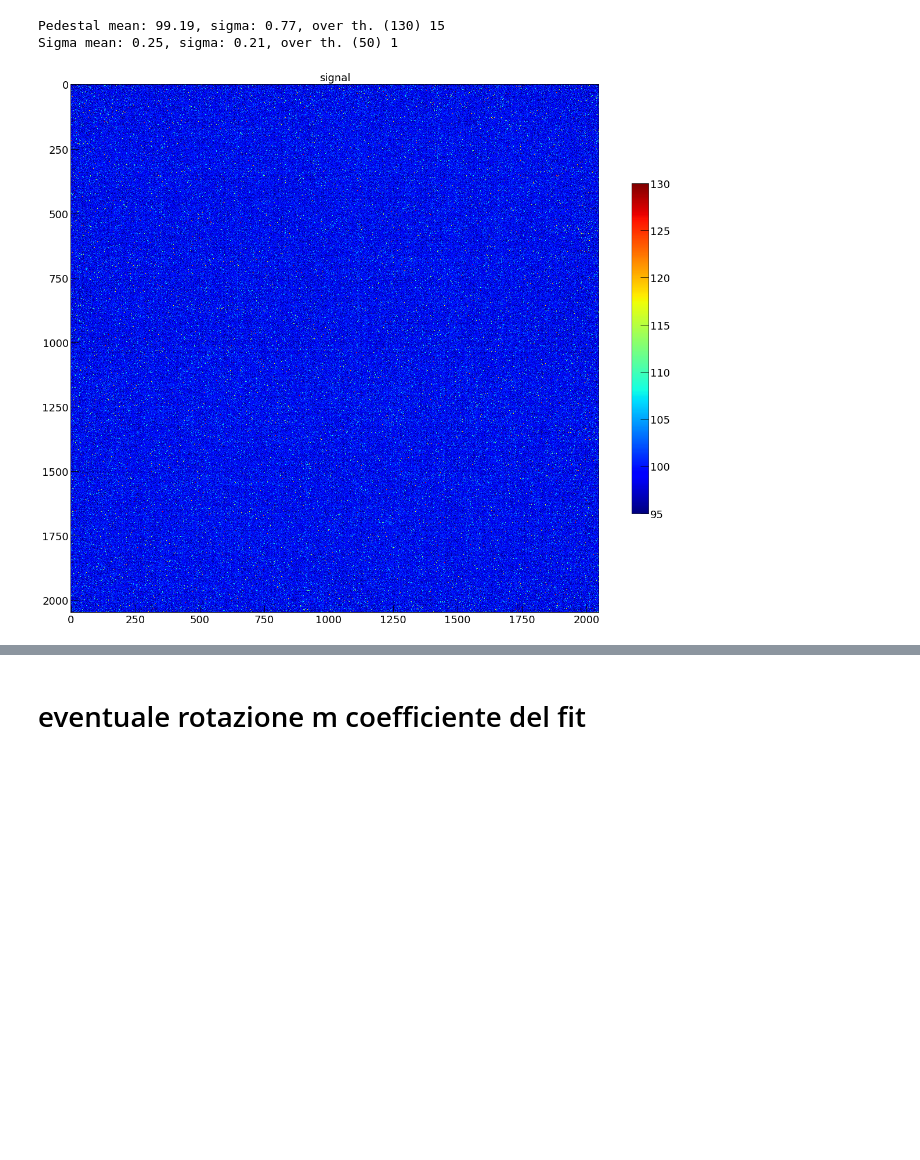
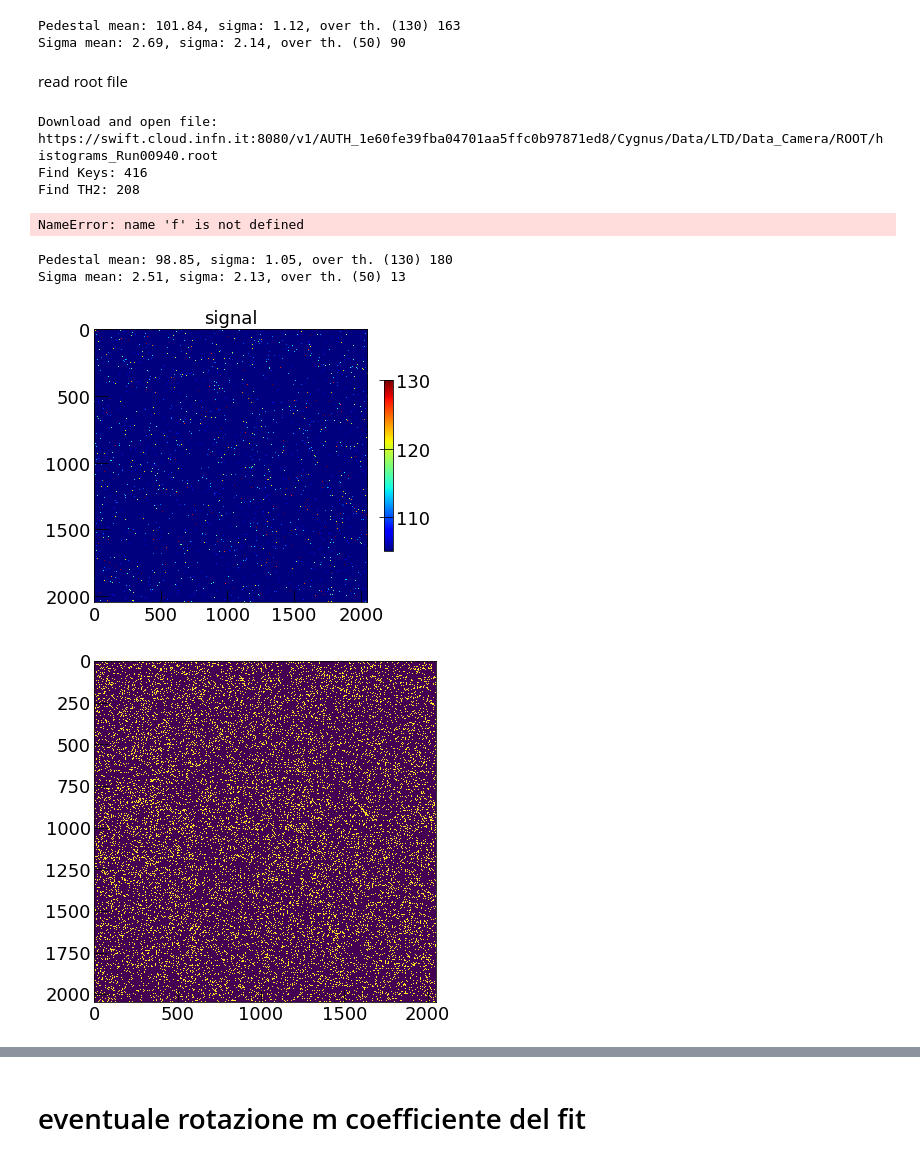
Before and after one commit to gmazzitelli/cygno, a Jupyter notebook: ImageProfiles.ipynb, the cells around one changed output, grey strips where cells are left out. Cells and saved outputs as stored; diff of their text form; code cells hidden in the pictures; blank space fills up the shorter version.

```diff
--- a/ImageProfiles.ipynb
+++ b/ImageProfiles.ipynb
@@ -14,12 +53,5 @@ from skimage.measure import LineModelND, CircleModel, ransac
 # %%
 
-nsigma      = 1
-run         = 817
-traccia     = 0 #3
-cimax       = 130
-cimin       = 95# 85
-dataSelection = 'LAB'
-image = cy.swift_read_image_h5(cy.imageFile2FullPathCygnus(dataSelection, run, traccia))
 try:
     fileoutm = ("./data/run%d_mean.h5" % (run))
     m_image = cy.read_image_h5(fileoutm)
@@ -45,13 +77,70 @@ except:
 
 th_image    = np.round(m_image + nsigma*s_image)
 # %% [output]
-Pedestal mean: 99.19, sigma: 0.77, over th. (130) 15
-Sigma mean: 0.25, sigma: 0.21, over th. (50) 1
+Pedestal mean: 101.84, sigma: 1.12, over th. (130) 163
+Sigma mean: 2.69, sigma: 2.14, over th. (50) 90
+# %% [markdown]
+read root file
+# %%
+run         = 940
+dataSelection = 'LTD'
+print ('Download and open file: '+swift_root_file("LTD", run))
+f = swift_read_root_file(swift_root_file("LTD", run))
+print ('Find Keys: '+str(len(f.GetListOfKeys())))
+imageName = root_TH2_name(f)
+print ('Find TH2: '+str(len(imageName)))
+max_image=len(imageName)
+# %% [output]
+Download and open file: https://swift.cloud.infn.it:8080/v1/AUTH_1e60fe39fba04701aa5ffc0b97871ed8/Cygnus/Data/LTD/Data_Camera/ROOT/histograms_Run00940.root
+Find Keys: 416
+Find TH2: 208
+# %%
+nsigma      = 1
+traccia     = 2
+cimax       = 130
+cimin       = 95# 85
+image  = rtnp.hist2array(f.Get(imageName[traccia])).T
+# %% [output]
+NameError: name 'f' is not defined
+# %%
+run_ped = 818
+try:
+    fileoutm = ("./data/run%d_mean.h5" % (run_ped))
+    m_image = cy.read_image_h5(fileoutm)
+    PedOverMax = m_image[m_image > cimax].size
+    print ("Pedestal mean: %.2f, sigma: %.2f, over th. (%d) %d" %
+       (m_image[m_image<cimax].mean(),
+        np.sqrt(m_image[m_image<cimax].var()), cimax,
+        (m_image>cimax).sum()))
+except:
+    print ("No Pedestal file for run %s, run script runs-pedestals.ipynb" % run_ped)
+    print ("STOP")
+
+try:
+    fileouts = ("./data/run%d_sigma.h5" % (run_ped))
+    s_image = cy.read_image_h5(fileouts)
+    print ("Sigma mean: %.2f, sigma: %.2f, over th. (50) %d" %
+   (s_image[s_image<50].mean(),
+    np.sqrt(s_image[s_image<50].var()),
+    (s_image>50).sum()))
+except:
+    print ("No Sigma file for run %s, run script runs-pedestals.ipynb" % run_ped)
+    print ("STOP")
+
+th_image    = np.round(m_image + nsigma*s_image)
+# %% [output]
+Pedestal mean: 98.85, sigma: 1.05, over th. (130) 180
+Sigma mean: 2.51, sigma: 2.13, over th. (50) 13
 # %%
-cy.set_atlas_style("large")
+cy.set_atlas_style("square")
+#print (nsigma, th_image)
 plt.imshow(image, vmin=cimin,vmax=cimax, cmap='jet')
 plt.colorbar(shrink=0.5)
 plt.title("signal")
 plt.show()
+edges     = (image > th_image)
+plt.imshow(edges, vmin=0,vmax=1)
+plt.show()
 # %% [output]
-[figure, old version]
+[figure, new version]
+[figure, added]
```
Also changed, not shown: parts of 15 cells of this notebook, 44 other files.
